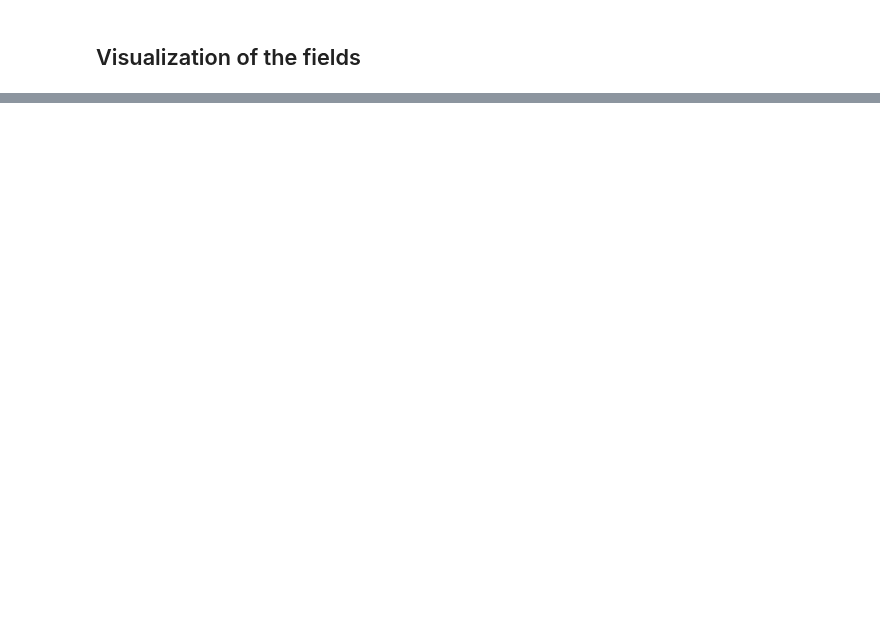
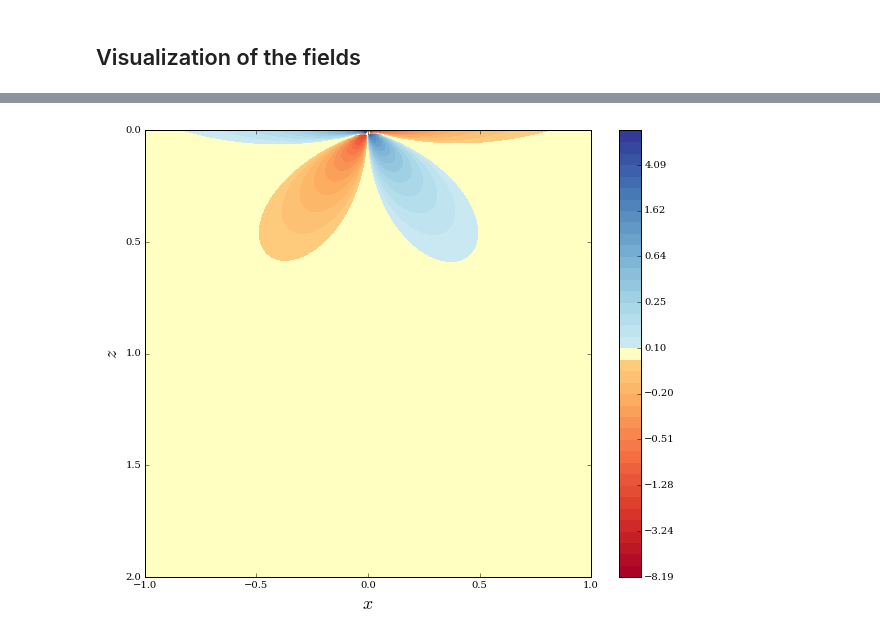
Before and after one commit to nicoguaro/notebooks_examples, a Jupyter notebook: point_source_halfspace.ipynb, the cells around one changed output, grey strips where cells are left out. Cells and saved outputs as stored; diff of their text form; code cells hidden in the pictures; blank space fills up the shorter version.

```diff
--- a/point_source_halfspace.ipynb
+++ b/point_source_halfspace.ipynb
@@ -107,0 +124,6 @@ x_vec, z_vec = np.mgrid[-1:1:100j, 0:2:100j]
+# %%
+plt.figure(figsize=(10,8))
+field_plot(ux, x_vec, 0, z_vec, 1.0, 0.3, 0.0, 1.0)
+plt.show()
+# %% [output]
+[figure, added]
```
Also changed, not shown: parts of 16 cells of this notebook.
